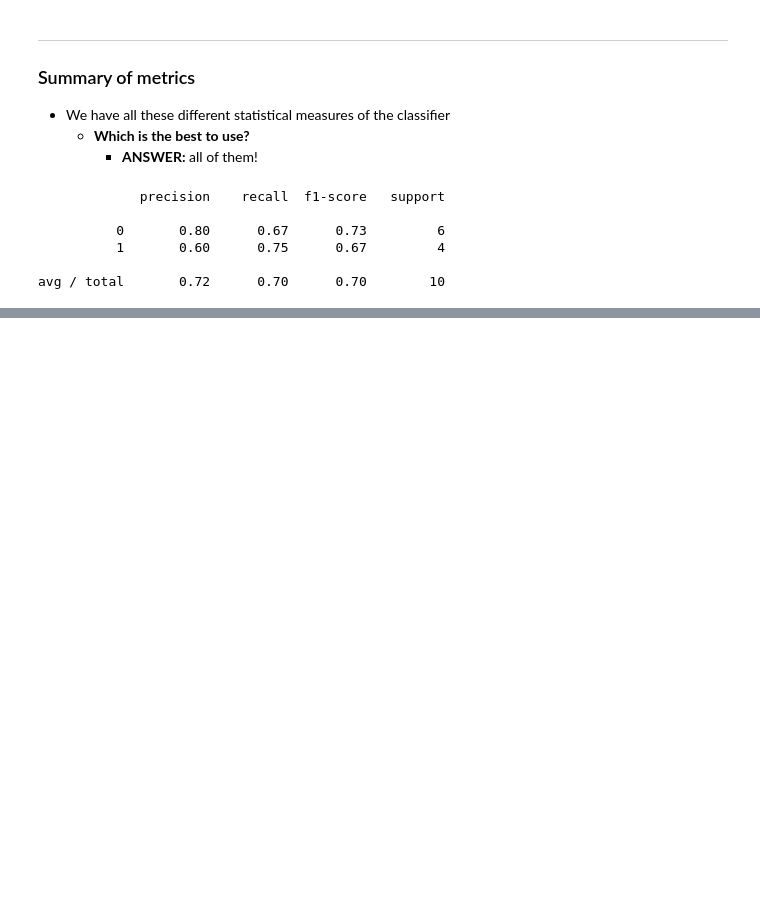
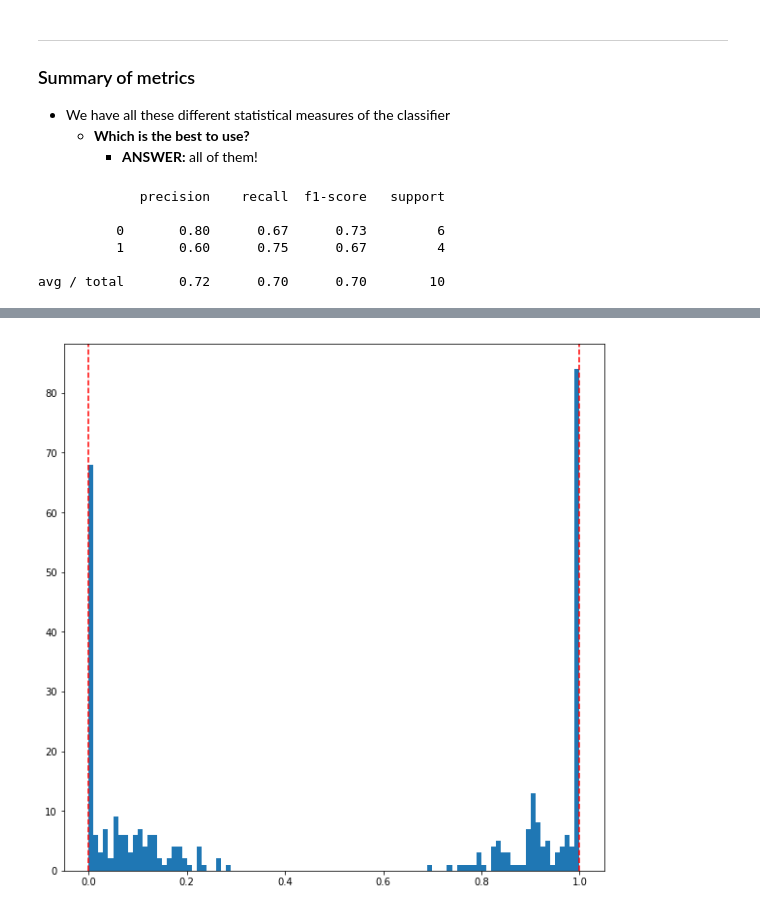
Before and after one commit to sinclam2/regression-analysis-with-python, a Jupyter notebook: 04-Logistic-Regression.ipynb, the cells around one changed output, grey strips where cells are left out. Cells and saved outputs as stored; diff of their text form; code cells hidden in the pictures; blank space fills up the shorter version.

```diff
--- a/04-Logistic-Regression.ipynb
+++ b/04-Logistic-Regression.ipynb
@@ -259,0 +303,7 @@ _____
+# %%
+plt.hist(np.maximum(np.minimum(model.predict(X_test), 1),0), bins = 100)
+plt.axvline(0, ls = 'dashed', c = 'r')
+plt.axvline(1, ls = 'dashed', c = 'r')
+plt.show()
+# %% [output]
+[figure, added]
```
Also changed, not shown: parts of 19 cells of this notebook.
